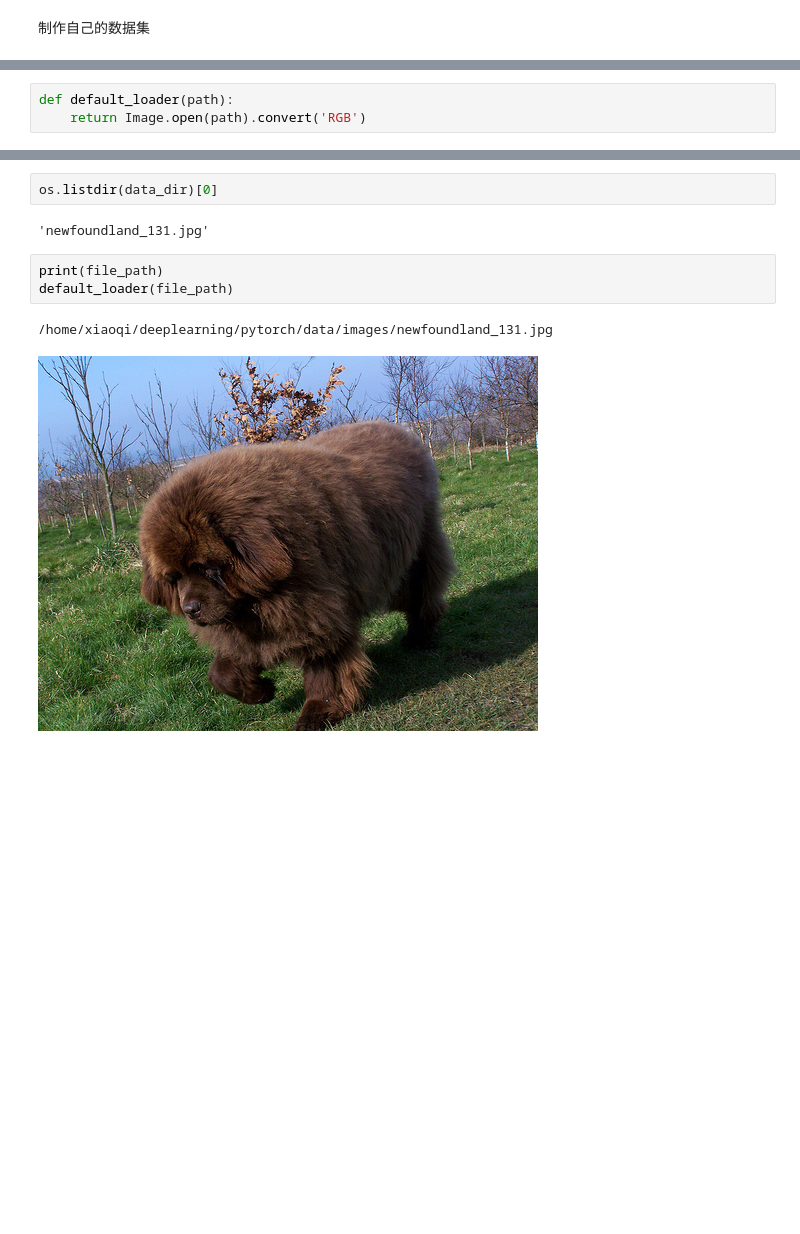
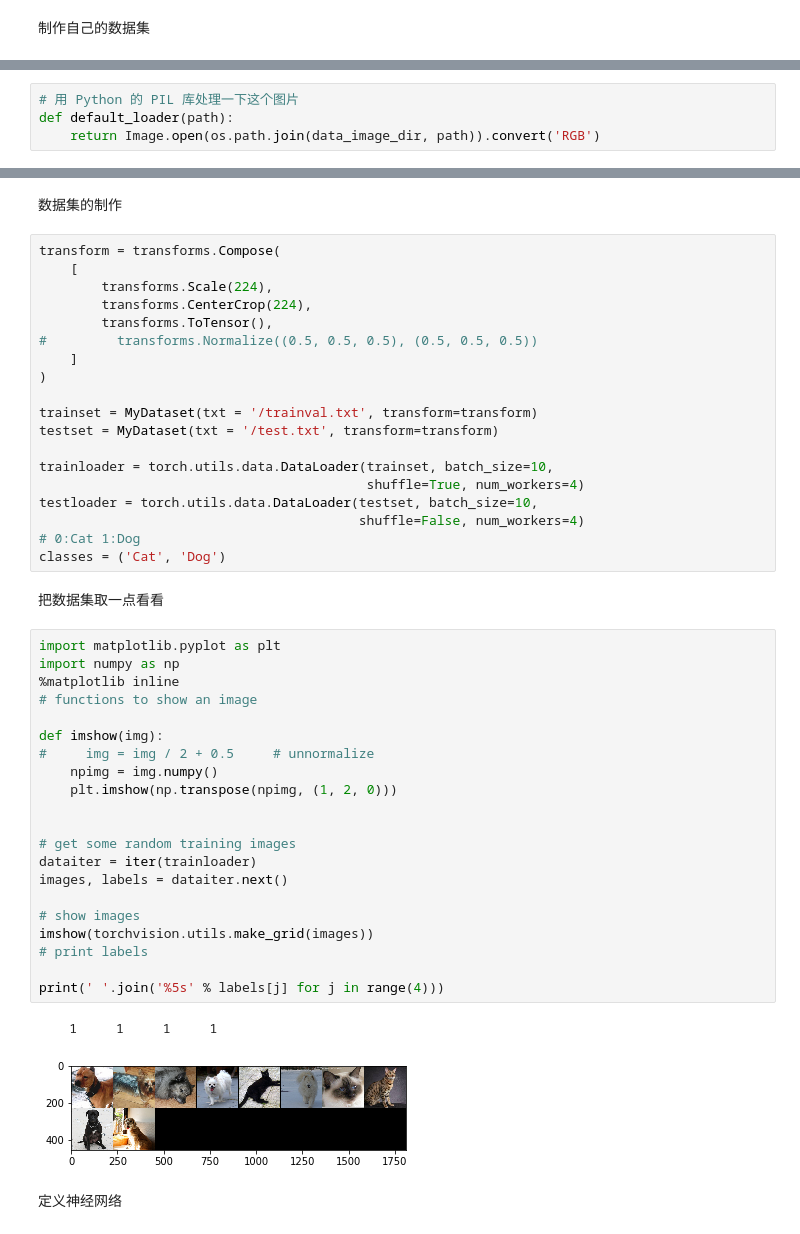
Before and after one commit to VinciXie/deepLearning, a Jupyter notebook: mydataset.ipynb, the cells around one changed output, grey strips where cells are left out. Drawn from its saved outputs; the diff is of its cells as text; blank space fills up the shorter version.

Commit message:
custom dataset

```diff
--- a/mydataset.ipynb
+++ b/mydataset.ipynb
@@ -14,3 +17,4 @@ from PIL import Image
 # %%
+# 用 Python 的 PIL 库处理一下这个图片
 def default_loader(path):
-    return Image.open(path).convert('RGB')
+    return Image.open(os.path.join(data_image_dir, path)).convert('RGB')
@@ -86,10 +49,49 @@ for root, dirs, files in os.walk(data_dir):
-# %%
-os.listdir(data_dir)[0]
-# %% [output]
-'newfoundland_131.jpg'
-# %%
-print(file_path)
-default_loader(file_path)
-# %% [output]
-/home/xiaoqi/deeplearning/pytorch/data/images/newfoundland_131.jpg
-[figure, removed]
+# %% [markdown]
+数据集的制作
+# %%
+transform = transforms.Compose(
+    [
+        transforms.Scale(224),
+        transforms.CenterCrop(224),
+        transforms.ToTensor(),
+#         transforms.Normalize((0.5, 0.5, 0.5), (0.5, 0.5, 0.5))
+    ]
+)
+
+trainset = MyDataset(txt = '/trainval.txt', transform=transform)
+testset = MyDataset(txt = '/test.txt', transform=transform)
+
+trainloader = torch.utils.data.DataLoader(trainset, batch_size=10,
+                                          shuffle=True, num_workers=4)
+testloader = torch.utils.data.DataLoader(testset, batch_size=10,
+                                         shuffle=False, num_workers=4)
+# 0:Cat 1:Dog
+classes = ('Cat', 'Dog')
+# %% [markdown]
+把数据集取一点看看
+# %%
+import matplotlib.pyplot as plt
+import numpy as np
+%matplotlib inline
+# functions to show an image
+
+def imshow(img):
+#     img = img / 2 + 0.5     # unnormalize
+    npimg = img.numpy()
+    plt.imshow(np.transpose(npimg, (1, 2, 0)))
+
+
+# get some random training images
+dataiter = iter(trainloader)
+images, labels = dataiter.next()
+
+# show images
+imshow(torchvision.utils.make_grid(images))
+# print labels
+
+print(' '.join('%5s' % labels[j] for j in range(4)))
+# %% [output]
+    1     1     1     1
+[figure, added]
+# %% [markdown]
+定义神经网络
```
Also changed, not shown: parts of 21 cells of this notebook, 1 other file.
